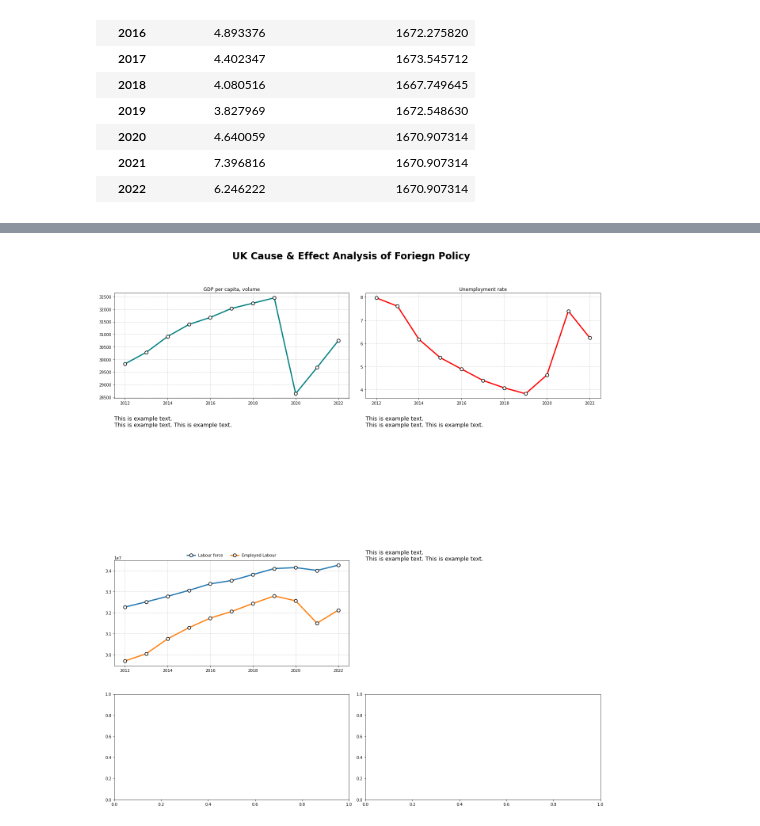
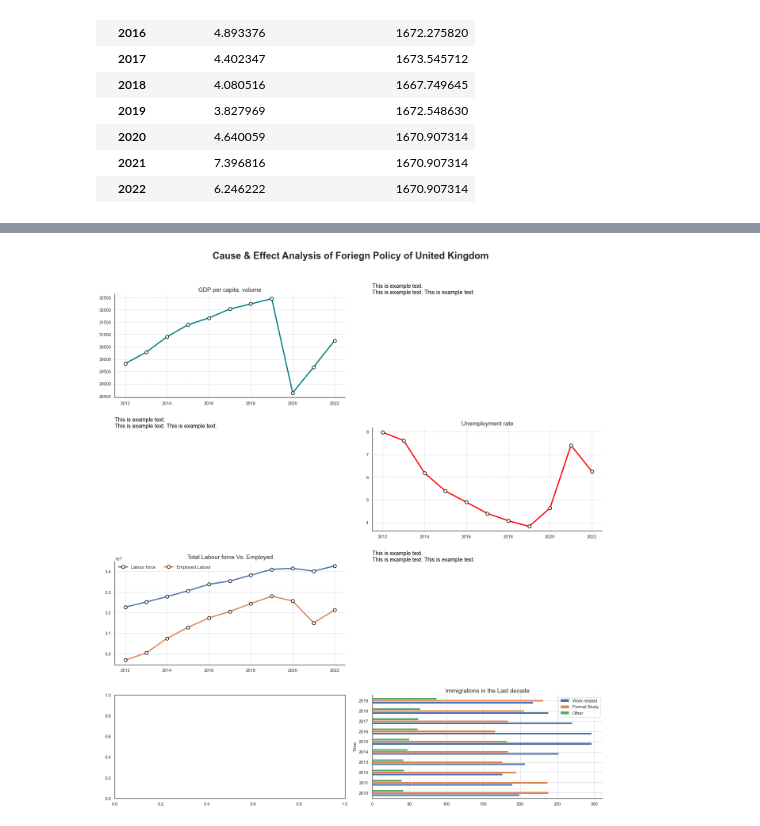
Before and after one commit to MShoaibManzoor/DHV-Infographics-Project, a Jupyter notebook: batchtest.ipynb, the cells around one changed output, grey strips where cells are left out. Drawn from its saved outputs; the diff is of its cells as text; code cells hidden in the pictures.

```diff
--- a/batchtest.ipynb
+++ b/batchtest.ipynb
@@ -95,0 +117,5 @@ df_uk[['Unemployment rate','Hours worked per worker, total economy']]
+# %%
+df_immigration = pd.read_csv('./immigration_stats_cleaned.csv')
+df_immigration.drop('Unnamed: 0', axis=1, inplace=True)
+df_immigration.set_index('Time', inplace=True)
+df_immigration
@@ -96,15 +135,17 @@ df_uk[['Unemployment rate','Hours worked per worker, total economy']]
 # %%
 fig, ax = plt.subplots(4, 2, figsize=(18, 20))
-fig.suptitle('UK Cause & Effect Analysis of Foriegn Policy',
+sns.set(style='white')
+fig.suptitle('Cause & Effect Analysis of Foriegn Policy of United Kingdom',
              fontsize=24,
              fontweight='bold')
 
 plot1 = df_uk[['Gross domestic product per capita, volume']]
 plot2 = df_uk[['Unemployment rate']]
 plot3 = df_uk[['Labour force', 'Total employment (labour force survey basis)']]
+plot4 = df_immigration[['Work related', 'Formal Study', 'Other']]
 
 
-def line_plotter(row, column, data, title='', color='', legend=False):
+def line_plotter(row, column, data, title='', color='', legend=False, labels=['']):
 
         if legend == True:
             ax[row, column].plot(data, label=title,
@@ -113,16 +154,19 @@ def line_plotter(row, column, data, title='', color='', legend=False):
               markerfacecolor='white',
               markeredgecolor='black',
               markeredgewidth=1.5)
-            ax[row, column].legend(labels=['Labour force', 'Employed Labour'],
-                                   loc='upper center',
+            ax[row, column].set_title(title, fontsize=15)
+            ax[row, column].spines['top'].set_visible(False)
+            ax[row, column].spines['right'].set_visible(False)
+            ax[row, column].legend(labels=labels,
+                                   loc='upper left',
                                    frameon=False,
-                                   ncols=2,
-                                   bbox_to_anchor=(0.5, 1.1))
+                                   ncols=2)
             ax[row, column].grid(True,
               linestyle='-.',
               linewidth=0.5,
               alpha=0.7,
               color='gray')
+
         else:
             ax[row, column].plot(data,
               linewidth=3, color=color,
@@ -130,12 +174,28 @@ def line_plotter(row, column, data, title='', color='', legend=False):
               markerfacecolor='white',
               markeredgecolor='black',
               markeredgewidth=1.5)
-            ax[row, column].set_title(title)
+            ax[row, column].set_title(title, fontsize=15)
+            ax[row, column].spines['top'].set_visible(False)
+            ax[row, column].spines['right'].set_visible(False)
             ax[row, column].grid(True,
               linestyle='-.',
               linewidth=0.5,
               alpha=0.7,
               color='gray')
+
+
+def bar_plotter(df, row, column, title):
+      df.plot(kind='barh',
+              ax=ax[row, column],
+              width=0.6)
+      ax[row, column].set_title(title, fontsize=15)
+      ax[row, column].spines['top'].set_visible(False)
+      ax[row, column].spines['right'].set_visible(False)
+      ax[row, column].grid(True,
+                           linewidth=0.5,
+                           alpha=0.7,
+                           color='gray')
+
 
 
 def expl_text_adder(row=1, column=1, text=''):
@@ -143,37 +203,40 @@ def expl_text_adder(row=1, column=1, text=''):
         area to input explanation of the plot"""
         ax[row, column].text(0, 1, text, fontsize=14, color='black')
         ax[row, column].tick_params(length=0, width=0)
         ax[row, column].set_facecolor('none')
         ax[row, column].set_xticklabels([])
         ax[row, column].set_yticklabels([])
         ax[row, column].spines['top'].set_visible(False)
         ax[row, column].spines['bottom'].set_visible(False)
         ax[row, column].spines['left'].set_visible(False)
         ax[row, column].spines['right'].set_visible(False)
 
 
 explanation_text = '\nThis is example text.\nThis is example text. This is example text.'
 
 line_plotter(0, 0, plot1, 'GDP per capita, volume','teal', legend=False)
-line_plotter(0, 1, plot2, 'Unemployment rate', 'red', legend=False)
-line_plotter(2, 0, plot3, 'Total Labour force Vs. Employed', legend=True)
+line_plotter(1, 1, plot2, 'Unemployment rate', 'red', legend=False)
+line_plotter(2, 0, plot3, 'Total Labour force Vs. Employed', legend=True,
+             labels=['Labour force', 'Employed Labour'])
+
+bar_plotter(plot4, 3, 1, 'Immigrations in the Last decade')
 
 expl_text_adder(1, 0, text=explanation_text)
-expl_text_adder(1, 1, text=explanation_text)
+expl_text_adder(0, 1, text=explanation_text)
 expl_text_adder(2, 1, text=explanation_text)
+
 
 
 plt.subplots_adjust(
                 left=0.1,
                 right=0.9,
                 top=1.0,
                 bottom=0.2,
                 wspace=0.1,
                 hspace=0.4)
 
-# plt.imshow(bg_image, extent=(0, 100, 0, 100),
-#            aspect='auto', alpha=0.5)
-plt.tight_layout(rect=[0, 0, 1, 0.95])
+
+plt.tight_layout(rect=[0, 0, 1, 0.97])
 plt.show()
 # %% [output]
-[figure, old version]
+[figure, new version]
```
Also changed, not shown: parts of 10 cells of this notebook, 4 other files.
